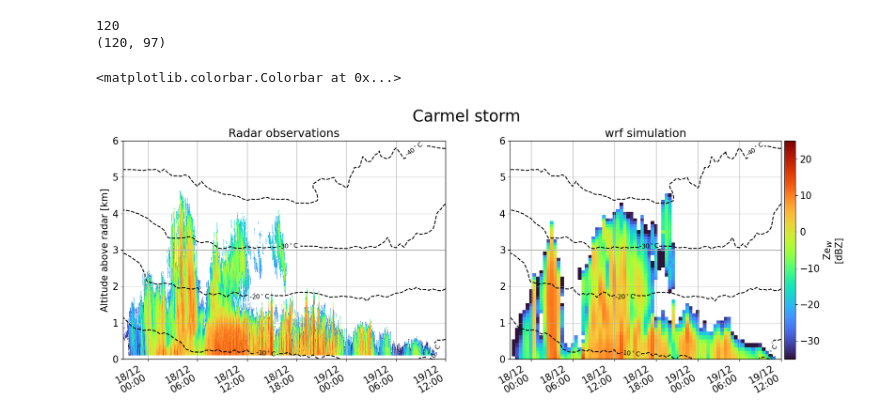
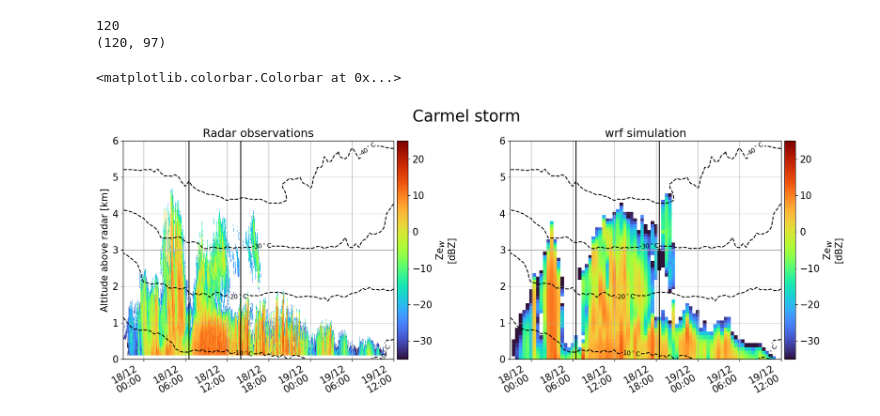
Before and after one commit to eliotperrin/Mixed-phase-cloud-with-CR-SIM, a Jupyter notebook: Comparaison.ipynb, the cells around one changed output. Saved outputs shown, nothing was run; the diff lists cells and outputs as text; code cells hidden in the pictures.

```diff
--- a/Comparaison.ipynb
+++ b/Comparaison.ipynb
@@ -169,16 +169,6 @@ tkCNT = ((presCNT / P1000MB)**(RD/CP) * thetCNT)
 
 tCNT = tkCNT - 273.15 #Temperature in Celsius degrees
 # %%
-'''cs = axs[0].contour(wrf_time[spin_up:end],
-ZZmiddle/1000, (tCNT.T)[:,spin_up:end],
-levels=np.arange(-50, 0,
-10), colors='black')
-
-axs[0].clabel(cs, inline=True,
-fontsize=10, fmt='%d$^\circ$C')
-
-axs[0].set_xlim(wrf_time[spin_up],
-wrf_time[end-1])'''
 
 plt.rcParams['font.size']=15
 fig,axs = plt.subplots(1,2,figsize=(20,7),sharex=True)
@@ -191,33 +181,40 @@ axs[0].set_title('Radar observations')
 
 axs[0].grid()
 
+l1_datas = axs[0].axvline((datetime.datetime(2021, 12, 18, 6, 30)), color = 'k')
+l2_datas = axs[0].axvline((datetime.datetime(2021, 12, 18, 14)), color = 'k')
+
 axs[0].set_ylim(0,6)
 
 # Isoterm
 cs = axs[0].contour(wrf_time[spin_up:end],ZZmiddle/1000, (tCNT.T)[:,spin_up:end],levels=np.arange(-50, 0,10), colors='black')
 axs[0].clabel(cs, inline=True,fontsize=10, fmt='%d$^\circ$C')
 
 #axs[0].set_xlim(wrf_time[spin_up],wrf_time[end-1])
 
-reflectivity = axs[1].pcolormesh(to_np(wrf_time[spin_up:end]),to_np(ZZ)/1000,REFL[spin_up-1:end].T,vmin=-35,vmax=25,cmap='turbo')
+im1 = axs[1].pcolormesh(to_np(wrf_time[spin_up:end]),to_np(ZZ)/1000,REFL[spin_up-1:end].T,vmin=-35,vmax=25,cmap='turbo')
 
 axs[1].set_xlim(wrf_time[spin_up], wrf_time[end-1])
 axs[1].set_title('wrf simulation')
+
+l1_model = axs[1].axvline((datetime.datetime(2021, 12, 18, 6, 30)), color = 'k')
+l2_model = axs[1].axvline((datetime.datetime(2021, 12, 18, 18, 30)), color = 'k')
 
 axs[1].set_ylim(0,6)
 axs[1].set_yticks([0,1,2,3,4,5,6])
 axs[1].grid()
 
 xfmt = mdates.DateFormatter('%d/%m' +'\n'+ '%H:%M')
 xlocator = mdates.MinuteLocator(interval = 360)
 axs[1].xaxis.set_major_locator(xlocator)
 axs[1].xaxis.set_major_formatter(xfmt)
 
 cs = axs[1].contour(wrf_time[spin_up:end],ZZmiddle/1000, (tCNT.T)[:,spin_up:end],levels=np.arange(-50, 0,10), colors='black')
 axs[1].clabel(cs, inline=True,fontsize=10, fmt='%d$^\circ$C')
 
 fig.autofmt_xdate()
-plt.colorbar(reflectivity,label=r'Ze$_{W}$'+'\n[dBZ]',pad=.01,ax=axs[1])
+plt.colorbar(im1, label=r'Ze$_{W}$'+'\n[dBZ]',pad=.01,ax=axs[1])
+plt.colorbar(im0,label=r'Ze$_{W}$'+'\n[dBZ]',pad=.01,ax=axs[0])
 # %% [output]
 <matplotlib.colorbar.Colorbar at 0x...>
-[figure, old version]
+[figure, new version]
```
Also changed, not shown: parts of 6 cells of this notebook.
